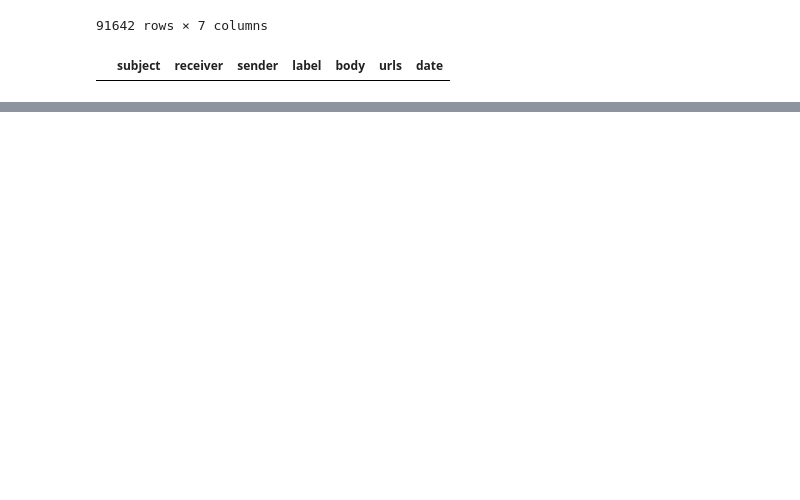
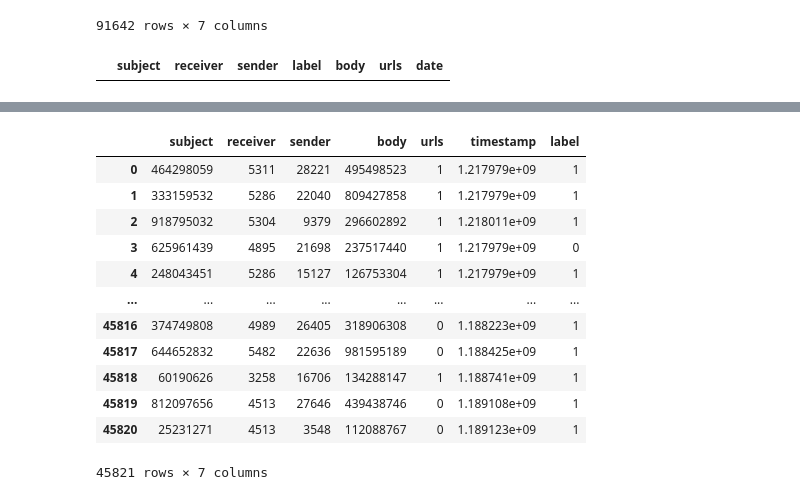
Before and after one commit to surya211099/DetectingPhishingEmail, a Jupyter notebook: DetectPhishingMail.ipynb, the cells around one changed output, grey strips where cells are left out. Saved outputs shown, nothing was run; the diff lists cells and outputs as text; code cells hidden in the pictures; blank space fills up the shorter version.

```diff
--- a/DetectPhishingMail.ipynb
+++ b/DetectPhishingMail.ipynb
@@ -122,0 +241,17 @@ non_duplicate.to_csv("/content/drive/MyDrive/Dessertation/completefinal_dataset.
+# %%
+df=pd.read_csv("/content/drive/MyDrive/Dessertation/phishing_numeric_dataset.csv")
+df
+# %% [output]
+|  | subject | receiver | sender | body | urls | timestamp | label |
+| 0 | 464298059 | 5311 | 28221 | 495498523 | 1 | 1.217979e+09 | 1 |
+| 1 | 333159532 | 5286 | 22040 | 809427858 | 1 | 1.217979e+09 | 1 |
+| 2 | 918795032 | 5304 | 9379 | 296602892 | 1 | 1.218011e+09 | 1 |
+| 3 | 625961439 | 4895 | 21698 | 237517440 | 1 | 1.217979e+09 | 0 |
+| 4 | 248043451 | 5286 | 15127 | 126753304 | 1 | 1.217979e+09 | 1 |
+| ... | ... | ... | ... | ... | ... | ... | ... |
+| 45816 | 374749808 | 4989 | 26405 | 318906308 | 0 | 1.188223e+09 | 1 |
+| 45817 | 644652832 | 5482 | 22636 | 981595189 | 0 | 1.188425e+09 | 1 |
+| 45818 | 60190626 | 3258 | 16706 | 134288147 | 1 | 1.188741e+09 | 1 |
+| 45819 | 812097656 | 4513 | 27646 | 439438746 | 0 | 1.189108e+09 | 1 |
+| 45820 | 25231271 | 4513 | 3548 | 112088767 | 0 | 1.189123e+09 | 1 |
+45821 rows × 7 columns
```
Also changed, not shown: parts of 6 cells of this notebook.
